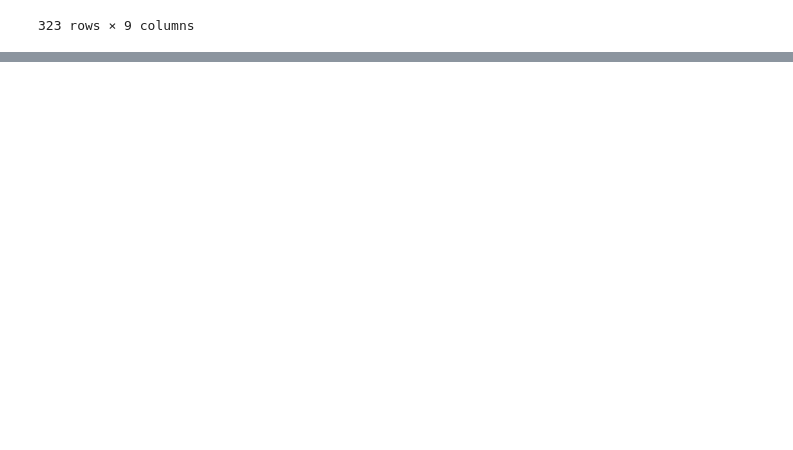
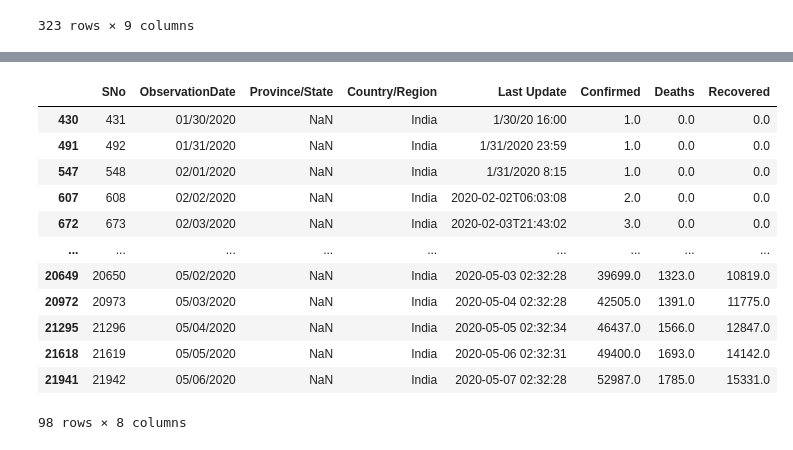
Before and after one commit to VasaviLagishetty/COVID19, a Jupyter notebook: COVID19.ipynb, the cells around one changed output, grey strips where cells are left out. Cells and saved outputs as stored; diff of their text form; code cells hidden in the pictures; blank space fills up the shorter version.

```diff
--- a/COVID19.ipynb
+++ b/COVID19.ipynb
@@ -366,0 +346,17 @@ df
+# %%
+India_covid_data = dataset[dataset['Country/Region'] == "India"]
+India_covid_data
+# %% [output]
+|  | SNo | ObservationDate | Province/State | Country/Region | Last Update | Confirmed | Deaths | Recovered |
+| 430 | 431 | 01/30/2020 | NaN | India | 1/30/20 16:00 | 1.0 | 0.0 | 0.0 |
+| 491 | 492 | 01/31/2020 | NaN | India | 1/31/2020 23:59 | 1.0 | 0.0 | 0.0 |
+| 547 | 548 | 02/01/2020 | NaN | India | 1/31/2020 8:15 | 1.0 | 0.0 | 0.0 |
+| 607 | 608 | 02/02/2020 | NaN | India | 2020-02-02T06:03:08 | 2.0 | 0.0 | 0.0 |
+| 672 | 673 | 02/03/2020 | NaN | India | 2020-02-03T21:43:02 | 3.0 | 0.0 | 0.0 |
+| ... | ... | ... | ... | ... | ... | ... | ... | ... |
+| 20649 | 20650 | 05/02/2020 | NaN | India | 2020-05-03 02:32:28 | 39699.0 | 1323.0 | 10819.0 |
+| 20972 | 20973 | 05/03/2020 | NaN | India | 2020-05-04 02:32:28 | 42505.0 | 1391.0 | 11775.0 |
+| 21295 | 21296 | 05/04/2020 | NaN | India | 2020-05-05 02:32:34 | 46437.0 | 1566.0 | 12847.0 |
+| 21618 | 21619 | 05/05/2020 | NaN | India | 2020-05-06 02:32:31 | 49400.0 | 1693.0 | 14142.0 |
+| 21941 | 21942 | 05/06/2020 | NaN | India | 2020-05-07 02:32:28 | 52987.0 | 1785.0 | 15331.0 |
+98 rows × 8 columns
```
Also changed, not shown: parts of 11 cells of this notebook.
